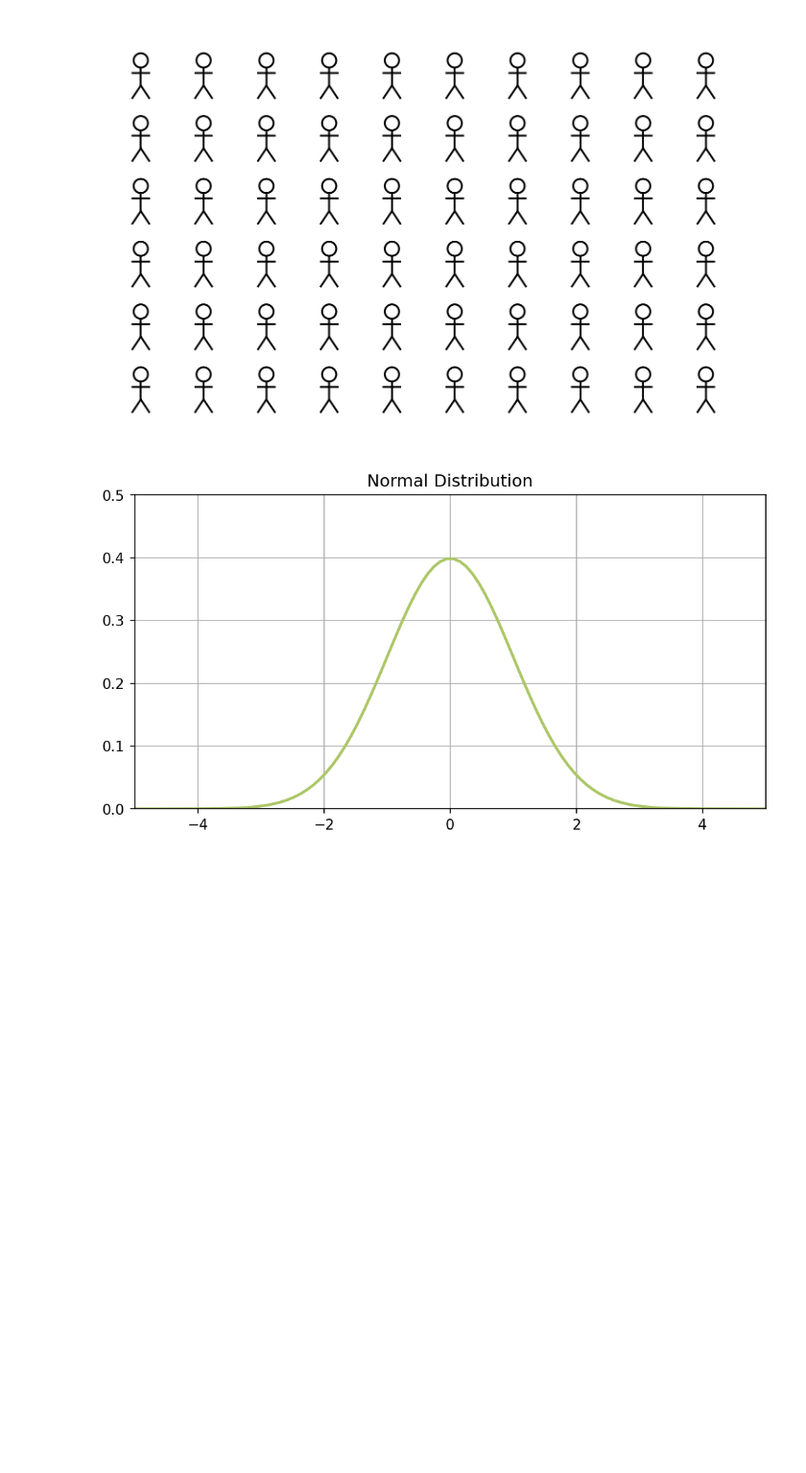
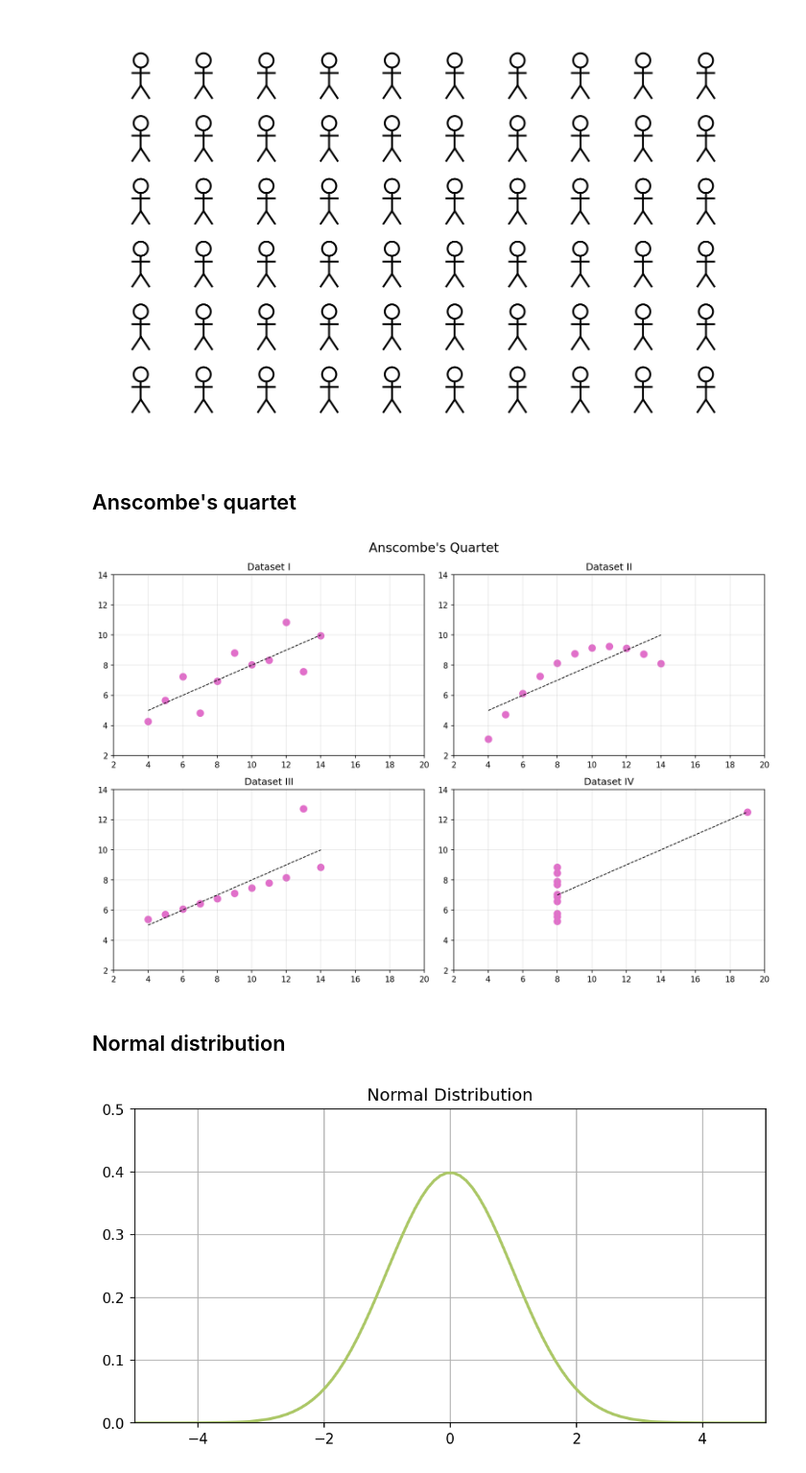
Before and after one commit to Bea-Taylor/CASA007_lectures, a Jupyter notebook: L2_graphics.ipynb, the cells around one changed output. Shown at 96% size. Drawn from its saved outputs; the diff is of its cells as text; code cells hidden in the pictures; blank space fills up the shorter version.

```diff
--- a/L2_graphics.ipynb
+++ b/L2_graphics.ipynb
@@ -116,6 +122,54 @@ ani = animation.FuncAnimation(
 )
 
 ani.save("L2_images/stickfigures_biased.gif", writer="pillow", fps=2, savefig_kwargs={"transparent": True})
+# %% [markdown]
+## Anscombe's quartet
+# %%
+anscombe = {
+    "I": {
+        "x": [10.0, 8.0, 13.0, 9.0, 11.0, 14.0, 6.0, 4.0, 12.0, 7.0, 5.0],
+        "y": [8.04, 6.95, 7.58, 8.81, 8.33, 9.96, 7.24, 4.26, 10.84, 4.82, 5.68],
+    },
+    "II": {
+        "x": [10.0, 8.0, 13.0, 9.0, 11.0, 14.0, 6.0, 4.0, 12.0, 7.0, 5.0],
+        "y": [9.14, 8.14, 8.74, 8.77, 9.26, 8.10, 6.13, 3.10, 9.13, 7.26, 4.74],
+    },
+    "III": {
+        "x": [10.0, 8.0, 13.0, 9.0, 11.0, 14.0, 6.0, 4.0, 12.0, 7.0, 5.0],
+        "y": [7.46, 6.77, 12.74, 7.11, 7.81, 8.84, 6.08, 5.39, 8.15, 6.42, 5.73],
+    },
+    "IV": {
+        "x": [8.0, 8.0, 8.0, 8.0, 8.0, 8.0, 8.0, 19.0, 8.0, 8.0, 8.0],
+        "y": [6.58, 5.76, 7.71, 8.84, 8.47, 7.04, 5.25, 12.50, 5.56, 7.91, 6.89],
+    },
+}
+# %%
+# Create 2x2 subplot grid
+fig, axes = plt.subplots(2, 2, figsize=(12, 8), dpi=150)
+axes = axes.flatten()
+
+for i, (key, data) in enumerate(anscombe.items()):
+    ax = axes[i]
+    ax.scatter(data["x"], data["y"], color="#e16fca", s=70)
+
+    # Add regression line (simple linear fit)
+    m, b = np.polyfit(data["x"], data["y"], 1)
+    x_fit = np.linspace(min(data["x"]), max(data["x"]), 100)
+    ax.plot(x_fit, m * x_fit + b, color="black", linestyle="--", linewidth=1)
+
+    ax.set_title(f"Dataset {key}")
+    ax.set_xlim(2, 20)
+    ax.set_ylim(2, 14)
+    ax.grid(True, alpha=0.3)
+
+plt.suptitle("Anscombe's Quartet", fontsize=16)
+plt.tight_layout()
+plt.savefig("L2_images/anscombes_four.png", dpi=300, bbox_inches='tight', transparent=True)
+plt.show()
+# %% [output]
+[figure, added]
+# %% [markdown]
+## Normal distribution
 # %%
 # plot a normal distribution in colour #abc766
 x = np.linspace(-5, 5, 100)
```
Also changed, not shown: parts of 4 cells of this notebook, 7 other files.
